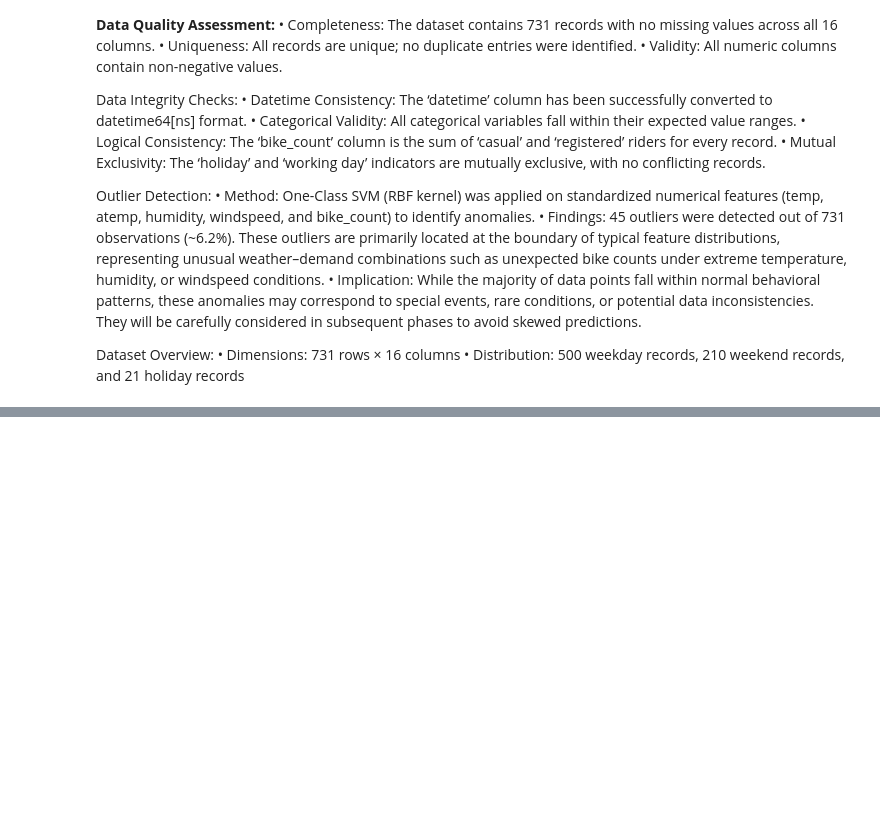
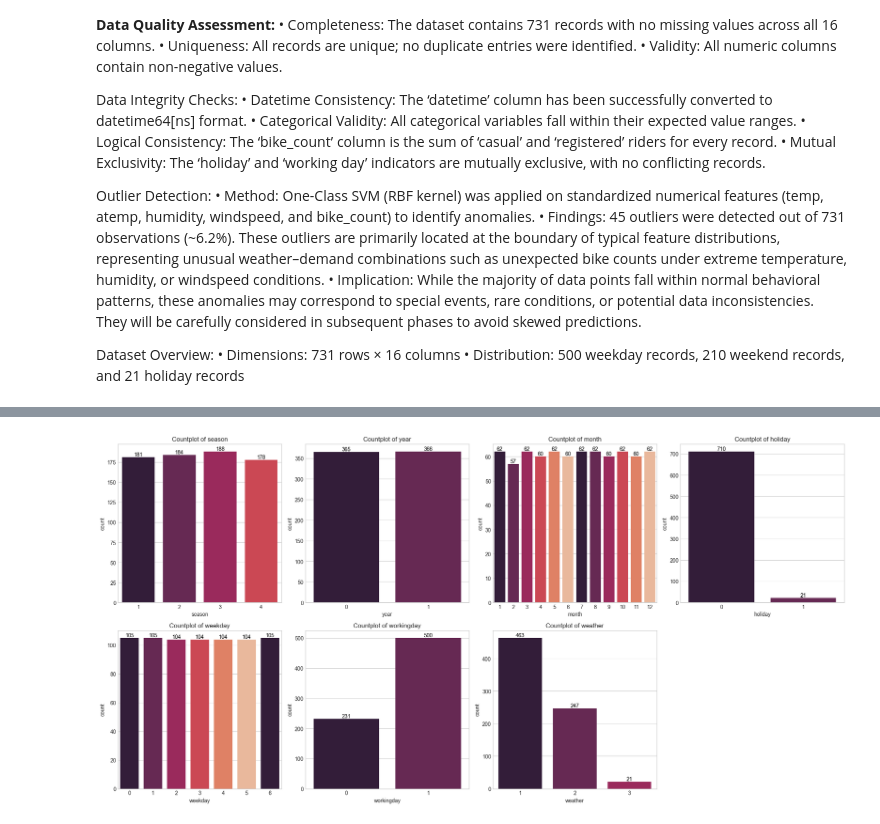
Before and after one commit to Arifuzzaman-Munaf/Predictive-Analysis-using-ML-algorithms, a Jupyter notebook: assessment_03.ipynb, the cells around one changed output, grey strips where cells are left out. Cells and saved outputs as stored; diff of their text form; code cells hidden in the pictures; blank space fills up the shorter version.

```diff
--- a/assessment_03.ipynb
+++ b/assessment_03.ipynb
@@ -703,0 +738,8 @@ Dataset Overview:
+# %%
+# remove the columns that are not needed for the input features
+removed_columns = ["ocsvm_outlier", "bike_count", 'record_id']
+x_df = df.drop(columns=removed_columns)
+
+# get the target variable
+y_df = df['bike_count']
+x_df.head()
@@ -703,0 +753,37 @@ Dataset Overview:
+# %%
+# Define columns to exclude from categorical plots
+exclude_cols = {'datetime', 'registered', 'casual', 'windspeed', 'humidity', 'atemp', 'temp'}
+
+# Select categorical columns by excluding the above columns from x_df
+cat_cols = [col for col in x_df.columns if col not in exclude_cols]
+
+# Set up the subplot grid
+n_cols = 4
+n_rows = (len(cat_cols) + n_cols - 1) // n_cols  # Ceiling division to get number of rows needed
+fig, axes = plt.subplots(n_rows, n_cols, figsize=(5 * n_cols, 5 * n_rows))
+axes = axes.flatten()  # Flatten axes array for easy indexing
+
+# Choose a visually appealing color palette for the plots
+palette = sns.color_palette("rocket")  # Improved color palette
+
+# Loop through each categorical column and create a countplot
+for idx, col in enumerate(cat_cols):
+    ax = axes[idx]
+    sns.countplot(x=col, data=x_df, ax=ax, palette=palette)
+    ax.set_title(f'Countplot of {col}')
+    # Annotate each bar with its count value
+    for p in ax.patches:
+        count = int(p.get_height())
+        ax.annotate(f'{count}',
+                    (p.get_x() + p.get_width() / 2, p.get_height()),
+                    ha='center', va='bottom', fontsize=10, color='black')
+
+# Hide any unused subplots (in case the grid is larger than the number of categorical columns)
+for ax in axes[len(cat_cols):]:
+    ax.set_visible(False)
+
+# Adjust layout to prevent overlap and display the plots
+plt.tight_layout()
+plt.show()
+# %% [output]
+[figure, added]
```
Also changed, not shown: parts of 16 cells of this notebook.
